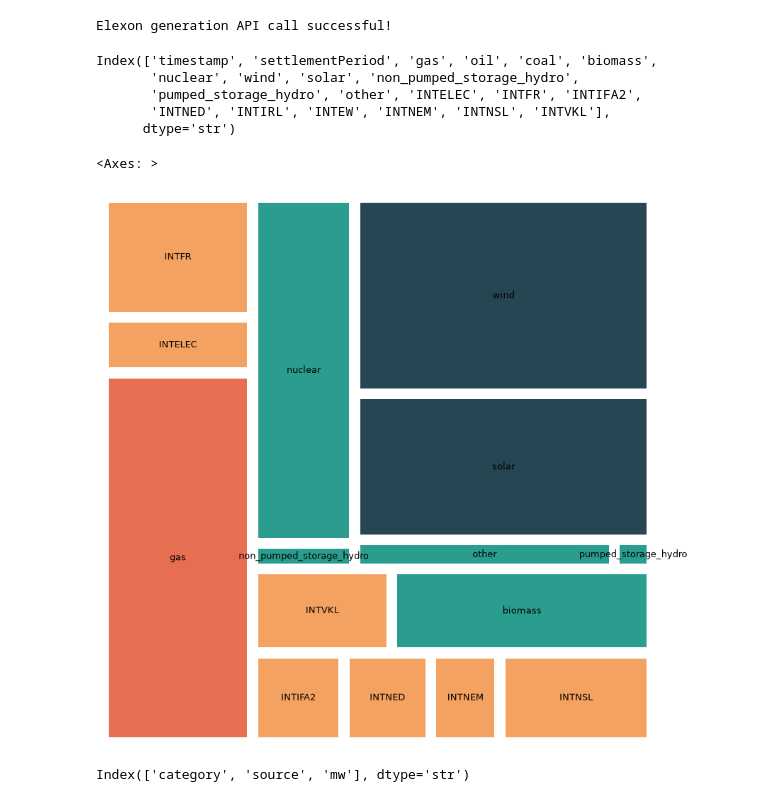
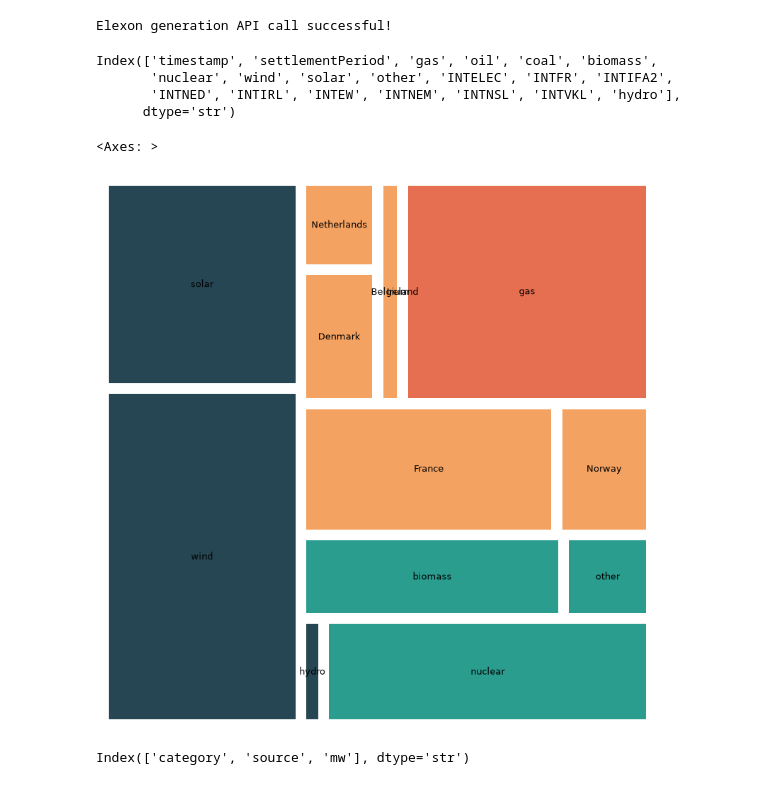
Before and after one commit to TurnerHaa/grid_weekly, a Jupyter notebook: notebooks/fetch.ipynb, the cells around one changed output. Saved outputs shown, nothing was run; the diff lists cells and outputs as text; code cells hidden in the pictures.

Commit message:
Add interconnector countries

```diff
--- a/notebooks/fetch.ipynb
+++ b/notebooks/fetch.ipynb
@@ -116,8 +116,6 @@ grid = merged_data[[
 # %%
 grid['startTime'] = pd.to_datetime(grid['startTime'])
 grid['timestamp'] = grid['startTime'] + pd.to_timedelta((grid['settlementPeriod'] -1) * 30, unit='m')
-
-
 
 grid = grid.drop('startTime', axis='columns')
 
@@ -139,24 +137,23 @@ grid = (
     })
     .assign(
         gas = lambda x: x['ocgt'] + x['ccgt'],
-        wind = lambda x: x['wind'] + x['wind_embedded']
+        wind = lambda x: x['wind'] + x['wind_embedded'],
+        hydro = lambda x: x['pumped_storage_hydro'] + x['non_pumped_storage_hydro']
     )
 )
 
-grid = grid.drop(columns=['ocgt', 'ccgt', 'wind_embedded'])
+grid = grid.drop(columns=['ocgt', 'ccgt', 'wind_embedded', 'pumped_storage_hydro', 'non_pumped_storage_hydro'])
 
 start_cols = ['timestamp', 'settlementPeriod', 'gas']
 ordered_cols = start_cols + [c for c in grid.columns if c not in start_cols]
 grid = grid[ordered_cols]
 grid = grid.fillna(0)
 
-
 print(grid.columns)
 # %% [output]
 Index(['timestamp', 'settlementPeriod', 'gas', 'oil', 'coal', 'biomass',
-       'nuclear', 'wind', 'solar', 'non_pumped_storage_hydro',
-       'pumped_storage_hydro', 'other', 'INTELEC', 'INTFR', 'INTIFA2',
-       'INTNED', 'INTIRL', 'INTEW', 'INTNEM', 'INTNSL', 'INTVKL'],
+       'nuclear', 'wind', 'solar', 'other', 'INTELEC', 'INTFR', 'INTIFA2',
+       'INTNED', 'INTIRL', 'INTEW', 'INTNEM', 'INTNSL', 'INTVKL', 'hydro'],
       dtype='str')
 # %%
 energy_categories = {
@@ -167,8 +164,7 @@ energy_categories = {
     'nuclear': 'Other',
     'wind': 'Renewable',
     'solar': 'Renewable',
-    'non_pumped_storage_hydro': 'Other',
-    'pumped_storage_hydro': 'Other',
+    'hydro': 'Renewable',
     'other': 'Other',
     'INTELEC': 'Interconnector',
     'INTFR': 'Interconnector',
@@ -191,25 +187,43 @@ grid_long['category'] = grid_long['source'].map(energy_categories)
 category_df = grid_long.groupby(['timestamp', 'category'])['mw'].sum().unstack(level='category')
 # %%
 heatmap_data = grid_long.groupby(['category', 'source'], as_index=False)['mw'].sum()
-heatmap_data.sort_values(by='category', ascending=False)
 heatmap_data = heatmap_data[heatmap_data['mw'] > 0].dropna(subset='mw')
 
+interconnector_map = {
+    'INTELEC': 'France',
+        'INTFR': 'France',
+        'INTIFA2': 'France',
+        'INTNED': 'Netherlands',
+        'INTIRL': 'Ireland',
+        'INTEW': 'Ireland',
+        'INTGRNL': 'Ireland',
+        'INTNEM': 'Belgium',
+        'INTNSL': 'Norway',
+        'INTVKL': 'Denmark'
+}
+
+heatmap_data['type'] = heatmap_data['source'].map(interconnector_map).fillna(heatmap_data['source'])
+heatmap_data = heatmap_data.groupby(['category', 'type'], as_index=False)['mw'].sum()
+heatmap_data = heatmap_data.sort_values(by=['category','mw'], ascending=[False, False])
+
+
+# heatamap visualization
 colour_map = {
     'Fossil' : '#e76f51',
     'Interconnector': '#f4a261',
     'Other': '#2a9d8f',
     'Renewable': '#264653'
 }
 
 colors = heatmap_data['category'].map(colour_map)
 
 fig, ax = plt.subplots(figsize=(10,10))
 ax.set_axis_off()
 
-squarify.plot(sizes=heatmap_data['mw'], label=heatmap_data['source'], color = colors, pad=True)
+squarify.plot(sizes=heatmap_data['mw'], label=heatmap_data['type'], color = colors, pad=True)
 # %% [output]
 <Axes: >
-[figure, old version]
+[figure, new version]
 # %%
 print(heatmap_data.columns)
 # %% [output]
```
Also changed, not shown: parts of 2 cells of this notebook.
